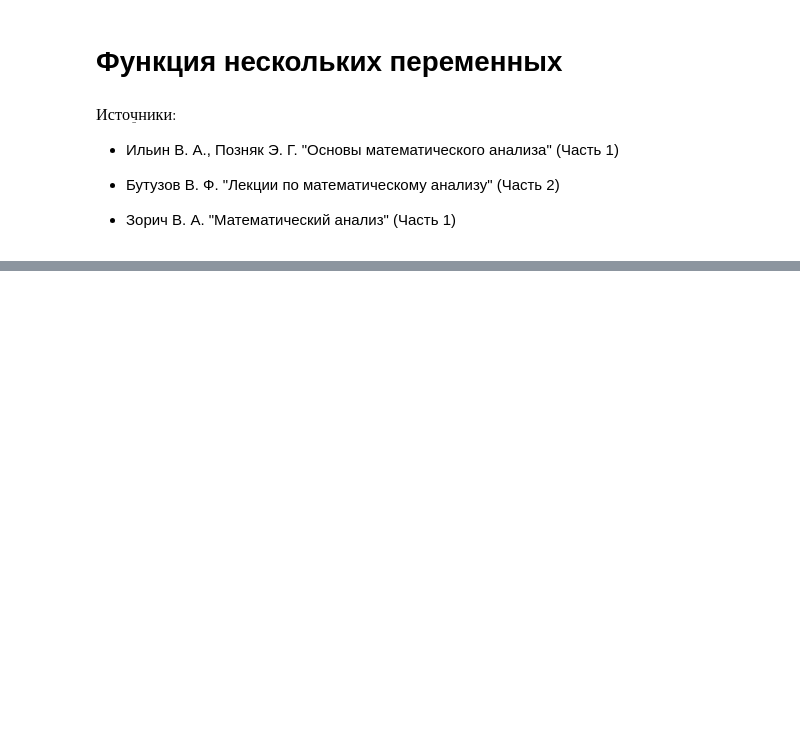
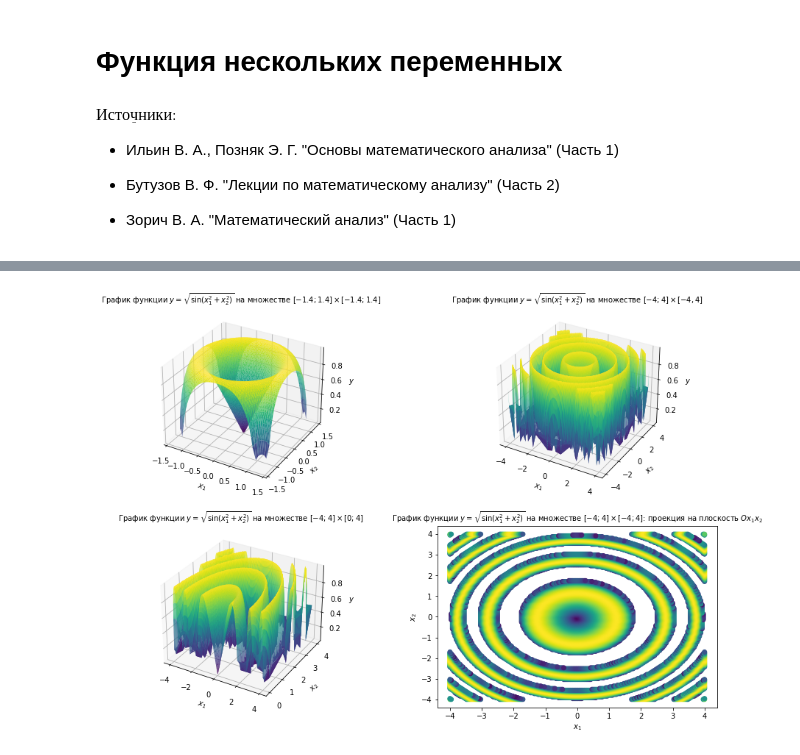
Before and after one commit to DrozhzhinSV/ML-Classic, a Jupyter notebook: 2. Понятие функции нескольких аргументов.ipynb, the cells around one changed output, grey strips where cells are left out. Saved outputs shown, nothing was run; the diff lists cells and outputs as text; code cells hidden in the pictures; blank space fills up the shorter version.

```diff
--- a/2. Понятие функции нескольких аргументов.ipynb
+++ b/2. Понятие функции нескольких аргументов.ipynb
@@ -811,0 +122,66 @@ $$
+# %%
+import pandas as pd
+
+# Зададим сетку
+args = np.array(np.meshgrid(np.linspace(-4, 4, 200), np.linspace(-4, 4, 200))).reshape(2, -1)
+
+# Определим функцию и рассчитаем ее значения по сетке
+def f(x, y):
+    return np.sqrt(np.sin(x**2 + y**2))
+
+z = np.vectorize(f)(*args).astype(float)
+
+# Удалим NaN
+df = pd.DataFrame(dict(x = args[0], y = args[1], z = z)).dropna()
+
+
+# Нарисуем
+fig = plt.figure(figsize = (15, 10))
+
+
+# Рисунок 1
+ax = fig.add_subplot(2, 2, 1, projection = '3d')
+ax.plot_trisurf(df['x'][(df.x <= 1.4) & (df.x >= -1.4) & (df.y <= 1.4) & (df.y >= -1.4)],
+                df['y'][(df.x <= 1.4) & (df.x >= -1.4) & (df.y <= 1.4) & (df.y >= -1.4)],
+                df['z'][(df.x <= 1.4) & (df.x >= -1.4) & (df.y <= 1.4) & (df.y >= -1.4)],
+                cmap = 'viridis', edgecolor = 'none')
+
+ax.set_title(r"График функции $y = \sqrt{\sin{(x_{1}^{2} + x_{2}^{2})}}$ на множестве " +\
+             r"$[-1.4; 1.4] \times [-1.4; 1.4]$", fontsize = 10)
+ax.set_xlabel(r"$x_{1}$", fontsize = 10)
+ax.set_ylabel(r"$x_{2}$", fontsize = 10)
+ax.set_zlabel(r"$y$", fontsize = 10)
+
+# Рисунок 2
+ax = fig.add_subplot(2, 2, 2, projection = '3d')
+ax.plot_trisurf(df['x'], df['y'], df['z'], cmap = 'viridis', edgecolor = 'none')
+
+ax.set_title(r"График функции $y = \sqrt{\sin{(x_{1}^{2} + x_{2}^{2})}}$ на множестве " +\
+             r"$[-4; 4] \times [-4, 4]$", fontsize = 10)
+ax.set_xlabel(r"$x_{1}$", fontsize = 10)
+ax.set_ylabel(r"$x_{2}$", fontsize = 10)
+ax.set_zlabel(r"$y$", fontsize = 10)
+
+
+
+# Рисунок 3
+ax = fig.add_subplot(2, 2, 3, projection = '3d')
+ax.plot_trisurf(df['x'][df.y >= 0], df['y'][df.y >= 0], df['z'][df.y >= 0], cmap = 'viridis', edgecolor = 'none')
+
+ax.set_title(r"График функции $y = \sqrt{\sin{(x_{1}^{2} + x_{2}^{2})}}$ на множестве " +\
+             r"$[-4; 4] \times [0; 4]$", fontsize = 10)
+ax.set_xlabel(r"$x_{1}$", fontsize = 10)
+ax.set_ylabel(r"$x_{2}$", fontsize = 10)
+ax.set_zlabel(r"$y$", fontsize = 10)
+
+
+ax = fig.add_subplot(2, 2, 4)
+ax.scatter(df['x'], df['y'], color = plt.cm.viridis(df['z']))
+ax.set_title(r"График функции $y = \sqrt{\sin{(x_{1}^{2} + x_{2}^{2})}}$ на множестве " +\
+             r"$[-4; 4] \times [-4; 4]$: проекция на плоскость $Ox_{1}x_{2}$", fontsize = 10)
+ax.set_xlabel(r"$x_{1}$", fontsize = 10)
+ax.set_ylabel(r"$x_{2}$", fontsize = 10)
+
+plt.show()
+# %% [output]
+[figure, added]
```
Also changed, not shown: parts of 43 cells of this notebook, 3 other files.
